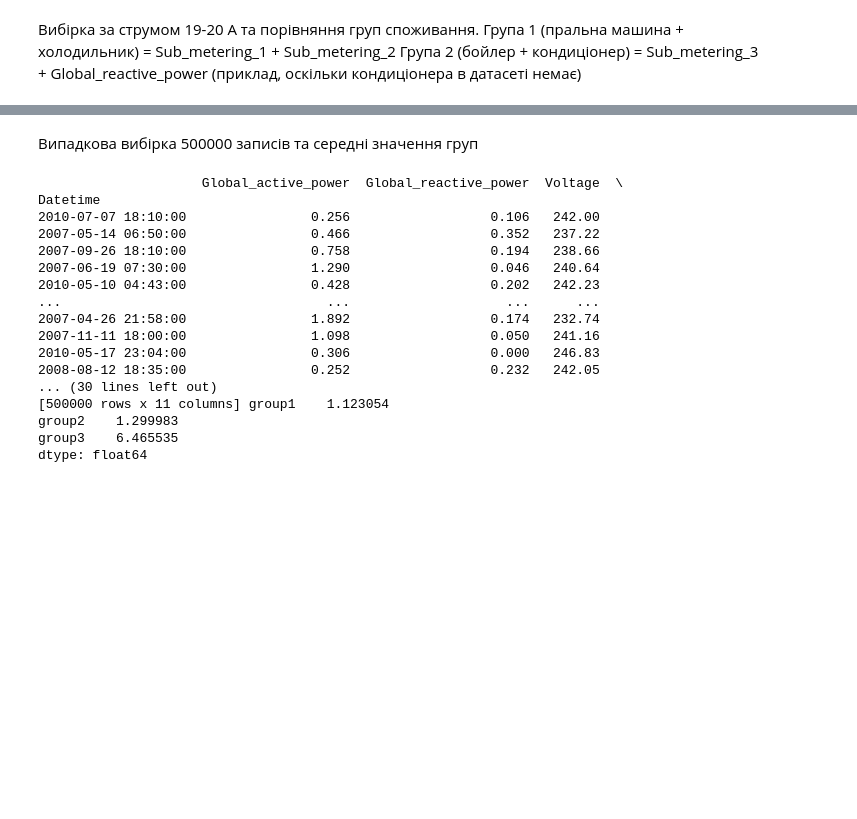
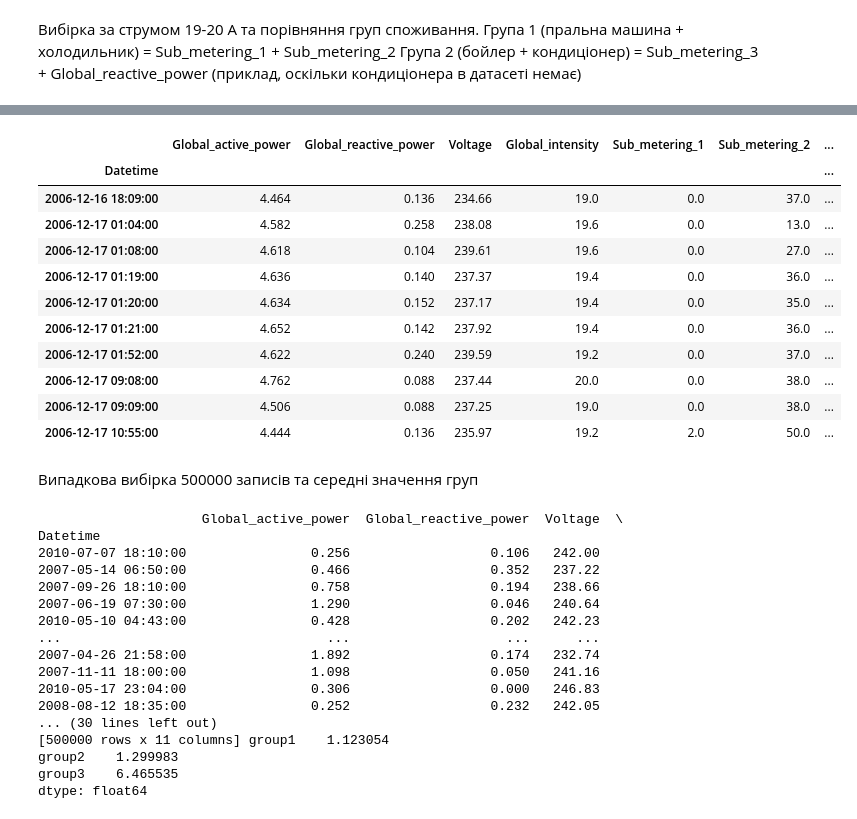
Before and after one commit to ivanmoroz070707/Special-Programming-Sections.-Lab-Work, a Jupyter notebook: Lab_1/lab1_pert_2.ipynb, the cells around one changed output, grey strips where cells are left out. Drawn from its saved outputs; the diff is of its cells as text; code cells hidden in the pictures; blank space fills up the shorter version.

```diff
--- a/Lab_1/lab1_pert_2.ipynb
+++ b/Lab_1/lab1_pert_2.ipynb
@@ -142,5 +136,6 @@ def filter_current_and_compare(df, current_min=19, current_max=20):
     subset['group2'] = subset['Sub_metering_3'] + subset['Global_reactive_power']
     return subset[subset['group1'] > subset['group2']]
 df_current = filter_current_and_compare(df)
-print(df_current)
+df_current.head(10)
+#print(df_current)
 # %% [output]
@@ -164,3 +142,15 @@ Datetime
+|  | Global_active_power | Global_reactive_power | Voltage | Global_intensity | Sub_metering_1 | Sub_metering_2 | ... |
+| Datetime |  |  |  |  |  |  | ... |
+| 2006-12-16 18:09:00 | 4.464 | 0.136 | 234.66 | 19.0 | 0.0 | 37.0 | ... |
+| 2006-12-17 01:04:00 | 4.582 | 0.258 | 238.08 | 19.6 | 0.0 | 13.0 | ... |
+| 2006-12-17 01:08:00 | 4.618 | 0.104 | 239.61 | 19.6 | 0.0 | 27.0 | ... |
+| 2006-12-17 01:19:00 | 4.636 | 0.140 | 237.37 | 19.4 | 0.0 | 36.0 | ... |
+| 2006-12-17 01:20:00 | 4.634 | 0.152 | 237.17 | 19.4 | 0.0 | 35.0 | ... |
+| 2006-12-17 01:21:00 | 4.652 | 0.142 | 237.92 | 19.4 | 0.0 | 36.0 | ... |
+| 2006-12-17 01:52:00 | 4.622 | 0.240 | 239.59 | 19.2 | 0.0 | 37.0 | ... |
+| 2006-12-17 09:08:00 | 4.762 | 0.088 | 237.44 | 20.0 | 0.0 | 38.0 | ... |
+| 2006-12-17 09:09:00 | 4.506 | 0.088 | 237.25 | 19.0 | 0.0 | 38.0 | ... |
+| 2006-12-17 10:55:00 | 4.444 | 0.136 | 235.97 | 19.2 | 2.0 | 50.0 | ... |
 # %% [markdown]
 Випадкова вибірка 500000 записів та середні значення груп
 # %%
```
Also changed, not shown: parts of 6 cells of this notebook.
